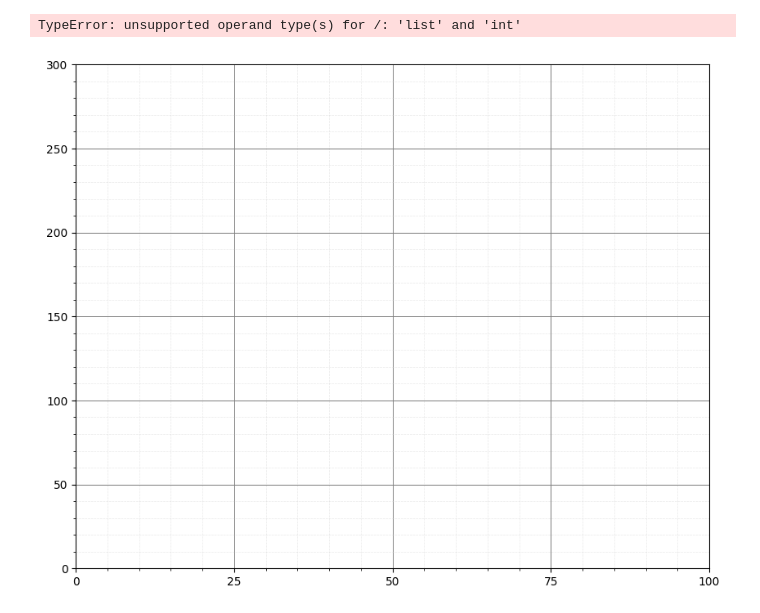
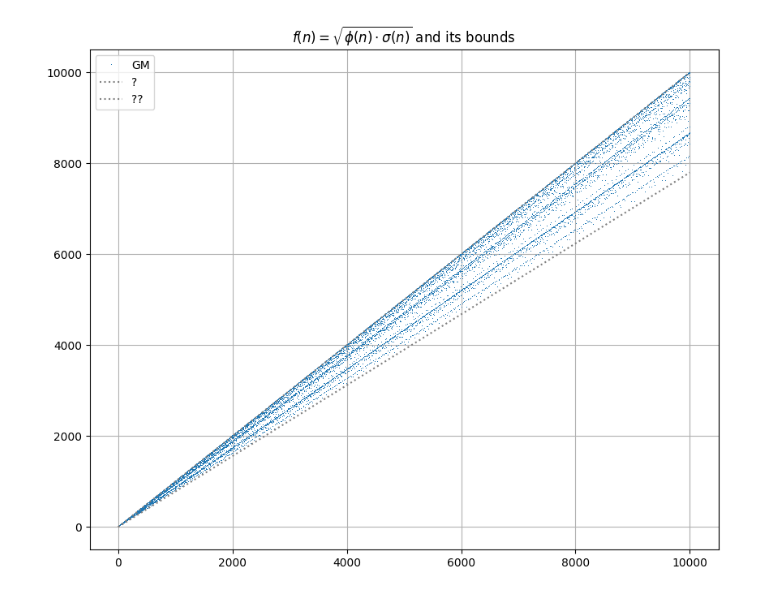
Before and after one commit to zh0ngy1l1/extended_essay, a Jupyter notebook: extended_essay/gather_stats/test.ipynb, the cells around one changed output. Drawn from its saved outputs; the diff is of its cells as text; code cells hidden in the pictures.

```diff
--- a/extended_essay/gather_stats/test.ipynb
+++ b/extended_essay/gather_stats/test.ipynb
@@ -1,5 +1,5 @@
 # %%
-N = 100
+N = 10000
 totient = [0] * (N+1)
 sigma = [0] * (N+1)
 
@@ -11,7 +11,7 @@ with open("data.csv") as h:
         if a == N: break
 # %%
 import math
-c = 6 / math.pi**2
+c = 6**0.5 / math.pi
 
 import numpy as np
 import matplotlib.pyplot as plt
@@ -69,34 +37,36 @@ plt.show()
+# %%
+AM = [(totient[i] + sigma[i])/2 for i in range(N+1)]
+GM = [(totient[i]*sigma[i])**0.5 for i in range(N+1)]
+HM = [0] + [2/(1/totient[i]+1/sigma[i]) for i in range(1, N+1)]
 # %%
 
 import numpy as np
 import matplotlib.pyplot as plt
 
 plt.figure(figsize=(10, 8), dpi=100)
 x = np.arange(1, N+1)  # Correct range: 1 to 100 inclusive
 
 # Customize ticks (only every 25 on x, every 50 on y)
-plt.xticks(np.arange(0, N+1, 25))  # x-ticks every 25
-plt.yticks(np.arange(0, max(sigma[1:N+1]) + 50, 50))  # y-ticks every 50
+#plt.xticks(np.arange(0, N+1, 25))  # x-ticks every 25
+#plt.yticks(np.arange(0, max(sigma[1:N+1]) + 50, 50))  # y-ticks every 50
 
 # Major gridlines (every 25 in x, every 50 in y) - DEFAULT
-plt.grid(True, which='major', color='gray', linestyle='-', linewidth=0.7)
+#plt.grid(True, which='major', color='gray', linestyle='-', linewidth=0.7)
 
 # Minor gridlines (every 5 in x, every 10 in y) - LIGHTER
-plt.grid(True, which='minor', color='lightgray', linestyle='--', linewidth=0.5, alpha=0.5)
-plt.minorticks_on()  # Enable minor ticks
+#plt.grid(True, which='minor', color='lightgray', linestyle='--', linewidth=0.5, alpha=0.5)
+#plt.minorticks_on()  # Enable minor ticks
 
-# Plot totient[x] vs x with red circles
-plt.plot(x, totient[1:N+1], 'x-', label='φ(n)')
-# Plot sigma(x) vs x (blue squares)
-plt.plot(x, sigma[1:N+1], '+-', label='σ(n)')
+plt.plot(x, GM[1:N+1], ',', label='GM')
 
-plt.plot(x, x, '--', label='σ(n)', color='gray')
+plt.plot(x, x, ':', label='?', color='gray')
+
+plt.plot(x, x*c, ':', label='??', color='gray')
 
 # Customize the plot
-plt.title('The graphs of φ(n) and σ(n) vs n')
+plt.title('$f(n) = \sqrt{\phi(n)\cdot\sigma(n)}$ and its bounds')
 plt.legend()
 plt.grid(True)
 plt.show()
 # %% [output]
-TypeError: unsupported operand type(s) for /: 'list' and 'int'
-[figure, old version]
+[figure, new version]
```
Also changed, not shown: parts of 1 cell of this notebook, 8 other files.
